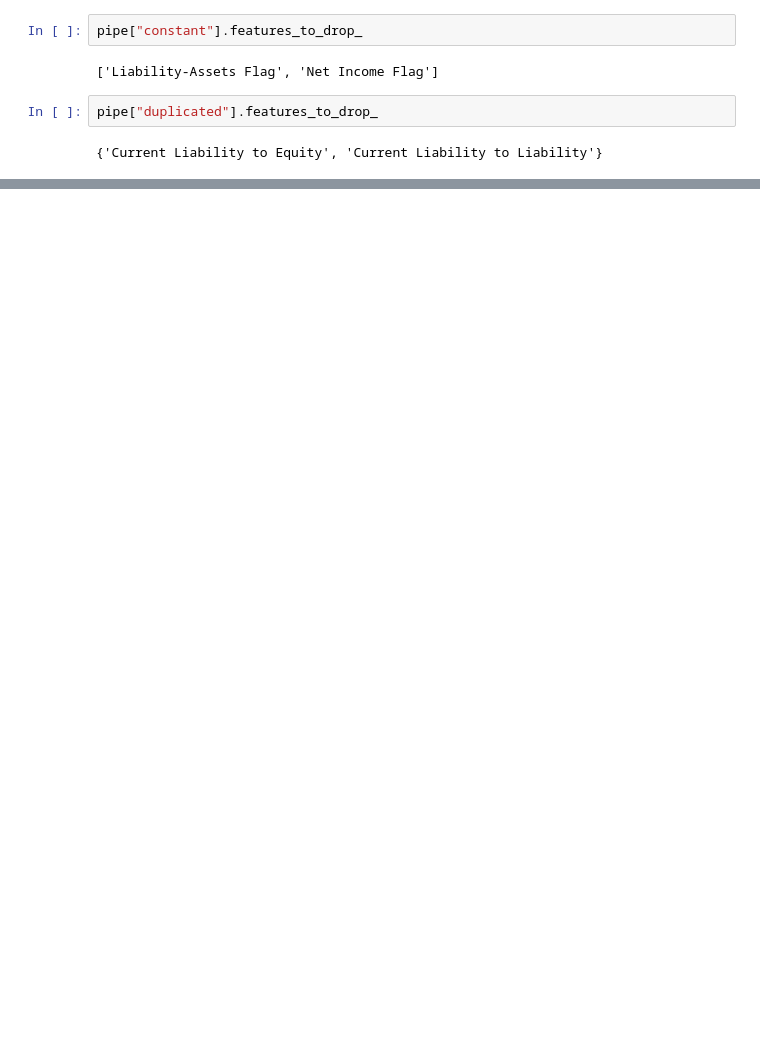
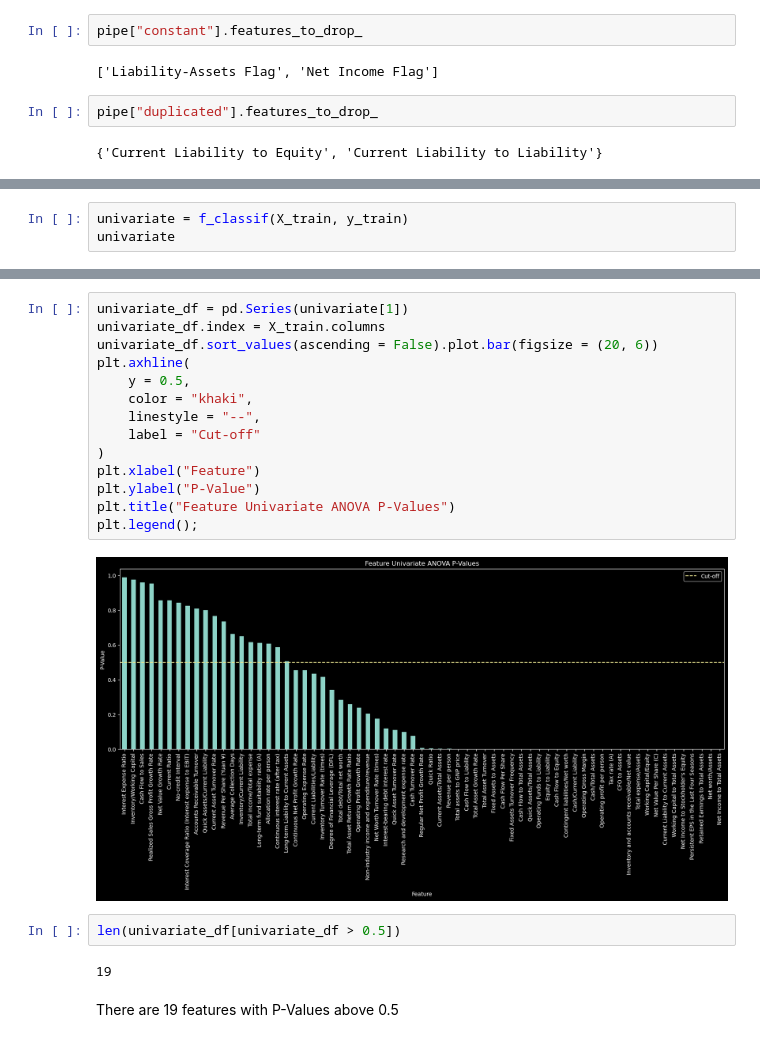
Before and after one commit to frantzalexander/Taiwan_Bankruptcy_Analysis, a Jupyter notebook: Bankruptcy Prediction Analysis.ipynb, the cells around one changed output, grey strips where cells are left out. Saved outputs shown, nothing was run; the diff lists cells and outputs as text; blank space fills up the shorter version.

Commit message:
Added Univariate Model Performance Metrics Analysis

```diff
--- a/Bankruptcy Prediction Analysis.ipynb
+++ b/Bankruptcy Prediction Analysis.ipynb
@@ -253,0 +469,3 @@ X_train =
+# %%
+univariate = f_classif(X_train, y_train)
+univariate
@@ -253,0 +490,22 @@ X_train =
+# %%
+univariate_df = pd.Series(univariate[1])
+univariate_df.index = X_train.columns
+univariate_df.sort_values(ascending = False).plot.bar(figsize = (20, 6))
+plt.axhline(
+    y = 0.5,
+    color = "khaki",
+    linestyle = "--",
+    label = "Cut-off"
+)
+plt.xlabel("Feature")
+plt.ylabel("P-Value")
+plt.title("Feature Univariate ANOVA P-Values")
+plt.legend();
+# %% [output]
+[figure, added]
+# %%
+len(univariate_df[univariate_df > 0.5])
+# %% [output]
+19
+# %% [markdown]
+There are 19 features with P-Values above 0.5
```
Also changed, not shown: parts of 54 cells of this notebook.
